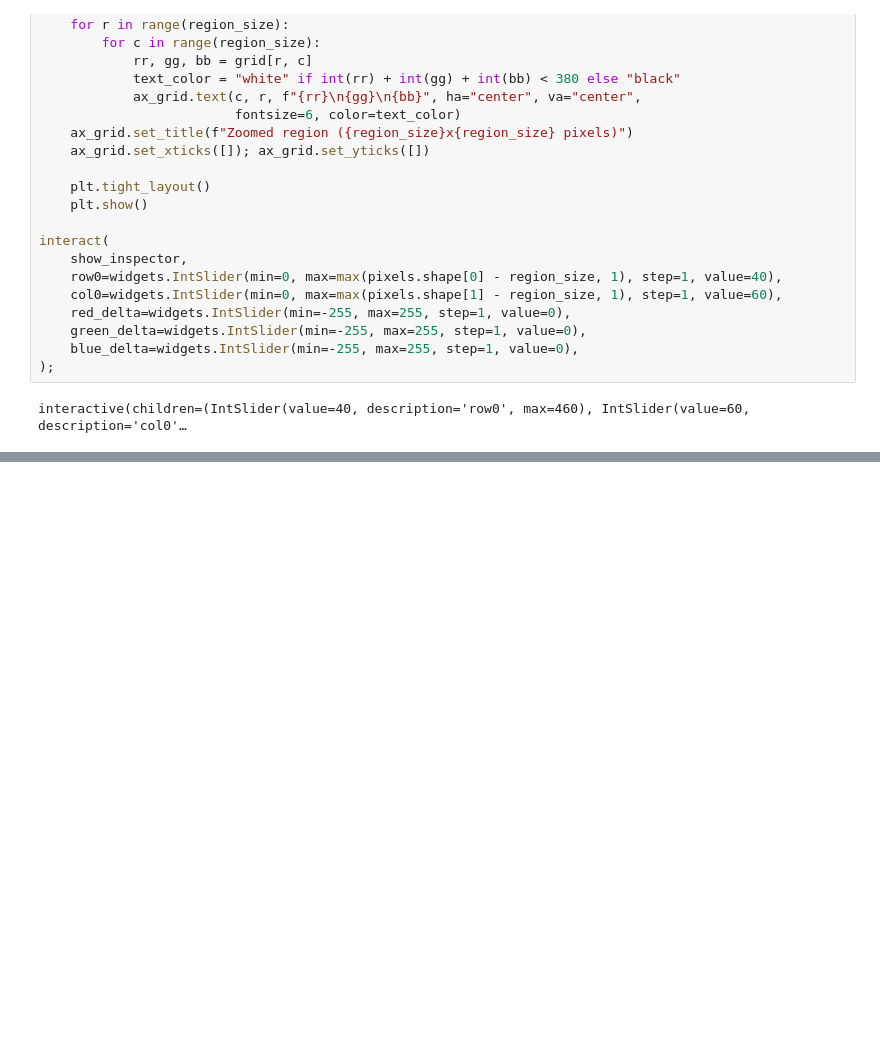
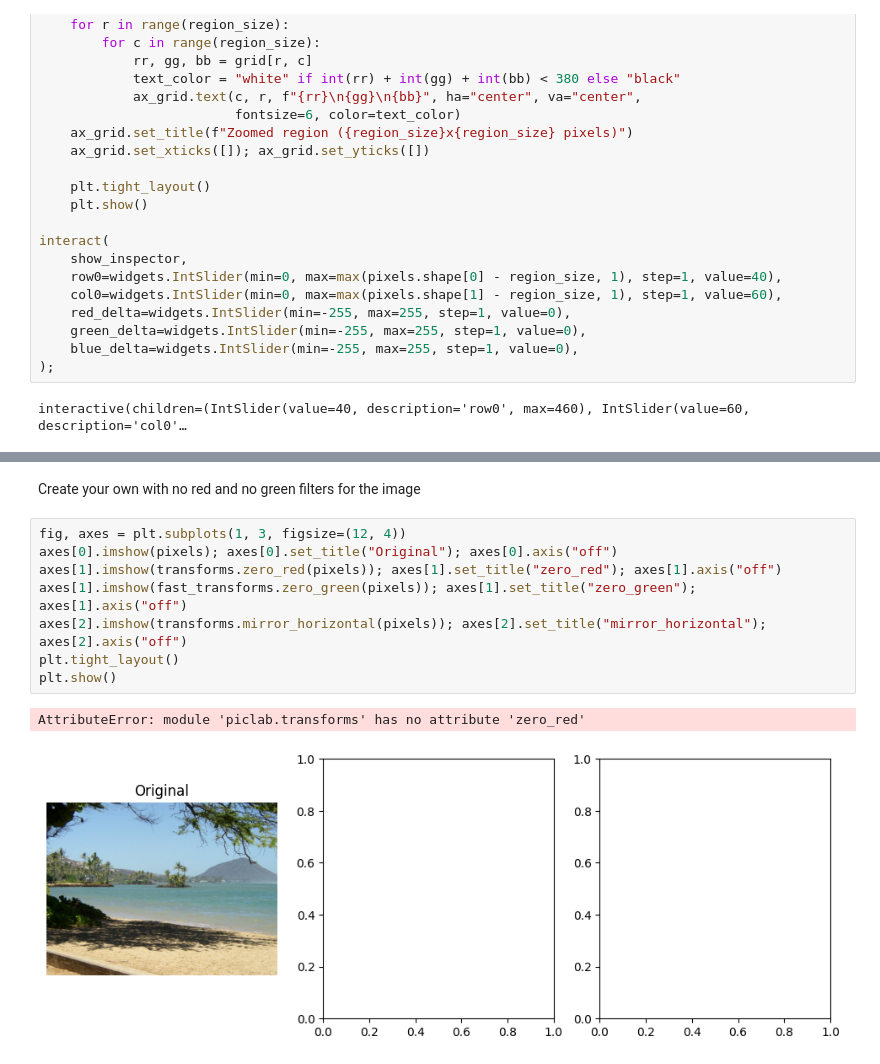
Before and after one commit to Abi-Lavu/Python_Picture_Lab, a Jupyter notebook: notebooks/01_pixel_inspector.ipynb, the cells around one changed output, grey strips where cells are left out. Saved outputs shown, nothing was run; the diff lists cells and outputs as text; blank space fills up the shorter version.

```diff
--- a/notebooks/01_pixel_inspector.ipynb
+++ b/notebooks/01_pixel_inspector.ipynb
@@ -132,0 +132,13 @@ plt.show()
+# %% [markdown]
+Create your own with no red and no green filters for the image
+# %%
+fig, axes = plt.subplots(1, 3, figsize=(12, 4))
+axes[0].imshow(pixels); axes[0].set_title("Original"); axes[0].axis("off")
+axes[1].imshow(transforms.zero_red(pixels)); axes[1].set_title("zero_red"); axes[1].axis("off")
+axes[1].imshow(fast_transforms.zero_green(pixels)); axes[1].set_title("zero_green"); axes[1].axis("off")
+axes[2].imshow(transforms.mirror_horizontal(pixels)); axes[2].set_title("mirror_horizontal"); axes[2].axis("off")
+plt.tight_layout()
+plt.show()
+# %% [output]
+AttributeError: module 'piclab.transforms' has no attribute 'zero_red'
+[figure, added]
```
Also changed, not shown: parts of 17 cells of this notebook, 1 other file.
